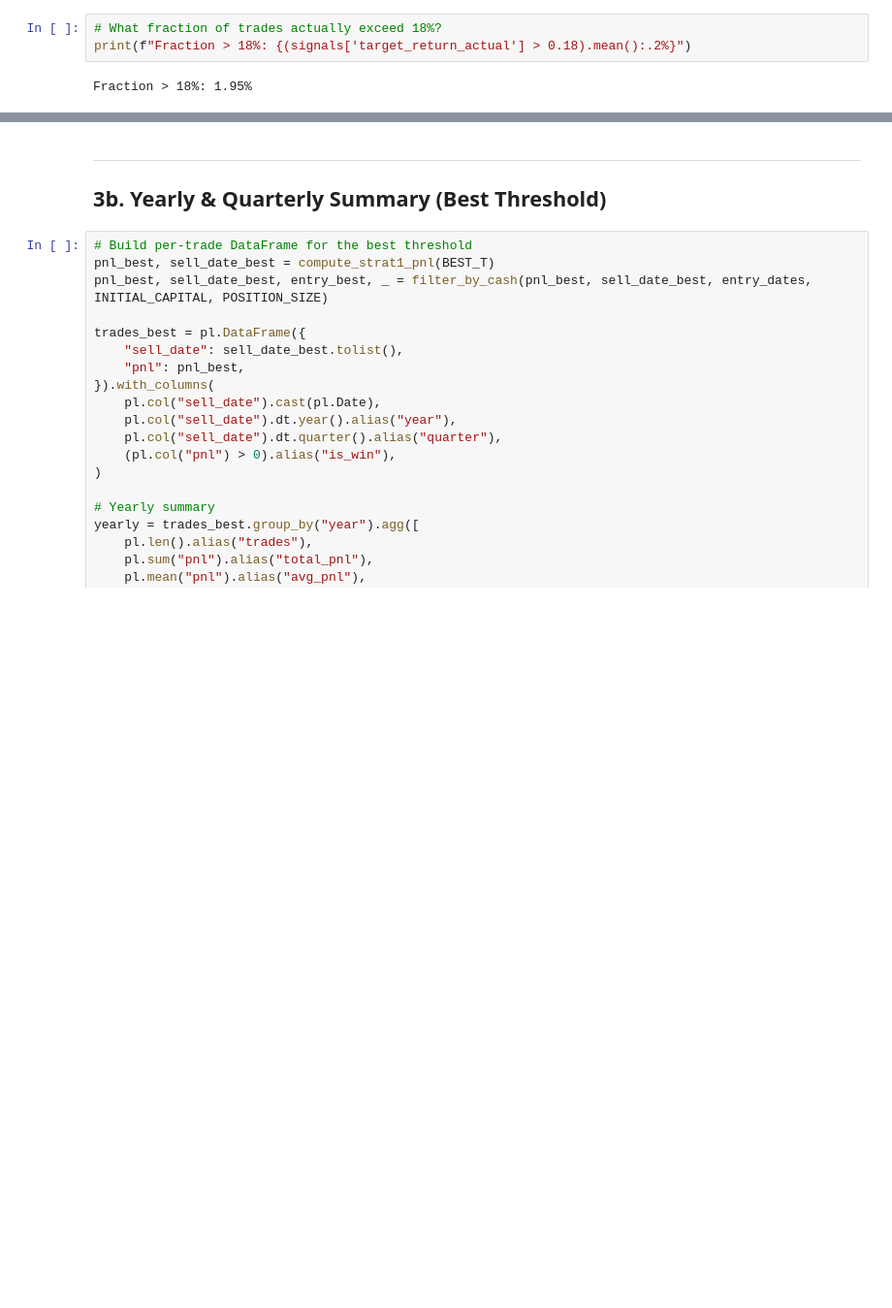
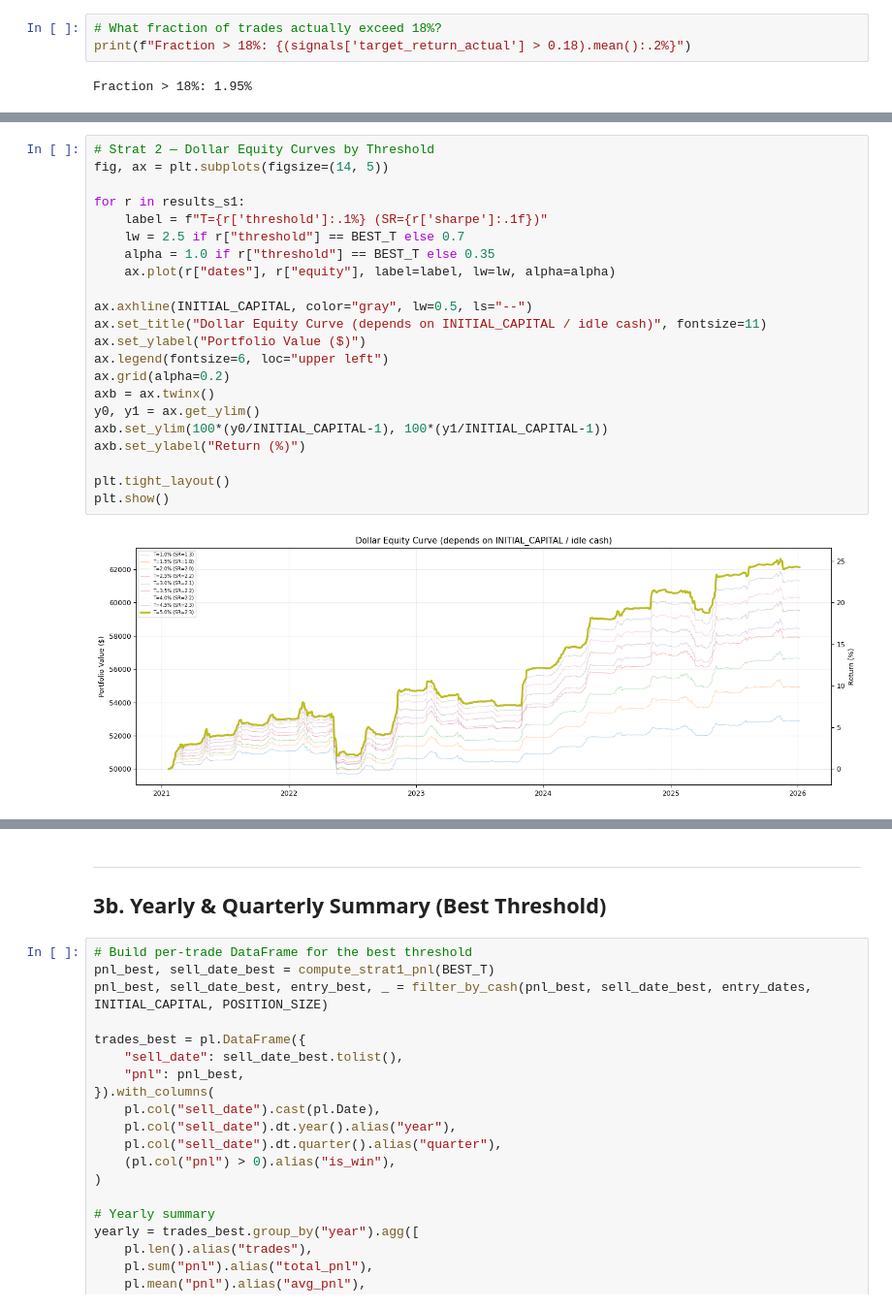
Before and after one commit to Richard-X46/Post-Earnings-Forecast, a Jupyter notebook: src/modeling/tabnet_trade_strat.ipynb, the cells around one changed output, grey strips where cells are left out. Shown at 97% size. Drawn from its saved outputs; the diff is of its cells as text; blank space fills up the shorter version.

Commit message:
split equity calculation into RODC and ROAA graphs

```diff
--- a/src/modeling/tabnet_trade_strat.ipynb
+++ b/src/modeling/tabnet_trade_strat.ipynb
@@ -446,0 +493,24 @@ plt.show()
+# %%
+# Strat 2 — Dollar Equity Curves by Threshold
+fig, ax = plt.subplots(figsize=(14, 5))
+
+for r in results_s1:
+    label = f"T={r['threshold']:.1%} (SR={r['sharpe']:.1f})"
+    lw = 2.5 if r["threshold"] == BEST_T else 0.7
+    alpha = 1.0 if r["threshold"] == BEST_T else 0.35
+    ax.plot(r["dates"], r["equity"], label=label, lw=lw, alpha=alpha)
+
+ax.axhline(INITIAL_CAPITAL, color="gray", lw=0.5, ls="--")
+ax.set_title("Dollar Equity Curve (depends on INITIAL_CAPITAL / idle cash)", fontsize=11)
+ax.set_ylabel("Portfolio Value ($)")
+ax.legend(fontsize=6, loc="upper left")
+ax.grid(alpha=0.2)
+axb = ax.twinx()
+y0, y1 = ax.get_ylim()
+axb.set_ylim(100*(y0/INITIAL_CAPITAL-1), 100*(y1/INITIAL_CAPITAL-1))
+axb.set_ylabel("Return (%)")
+
+plt.tight_layout()
+plt.show()
+# %% [output]
+[figure, added]
```
Also changed, not shown: parts of 20 cells of this notebook.
